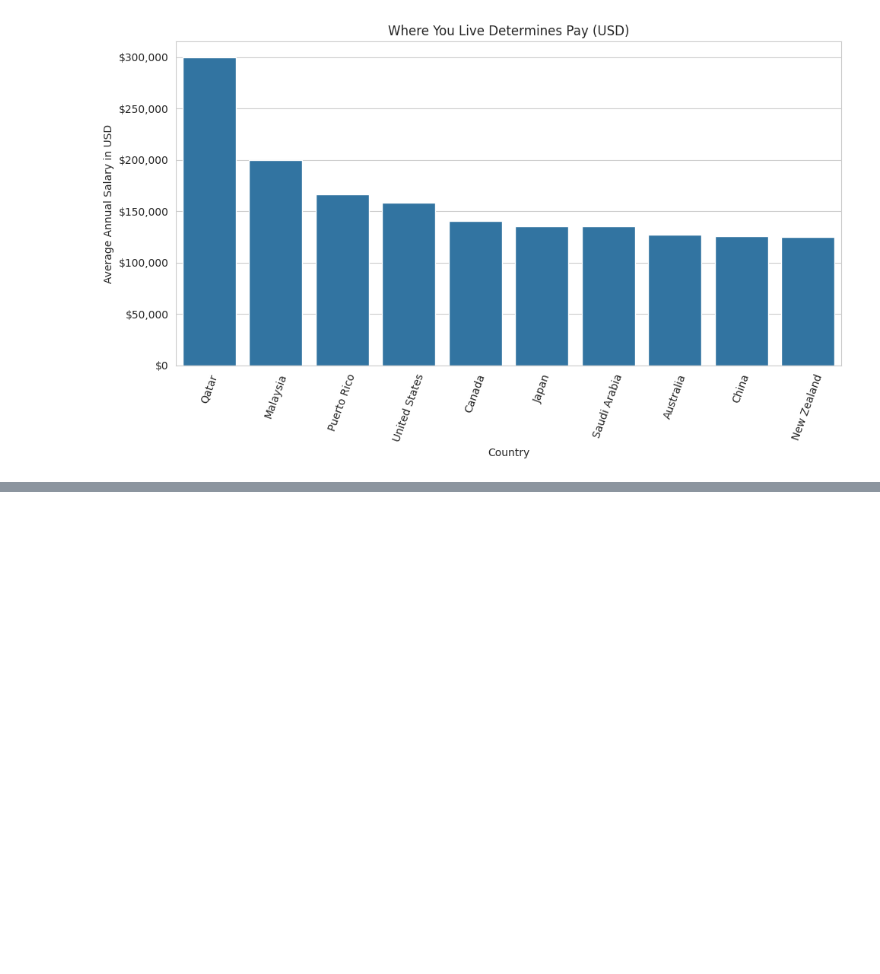
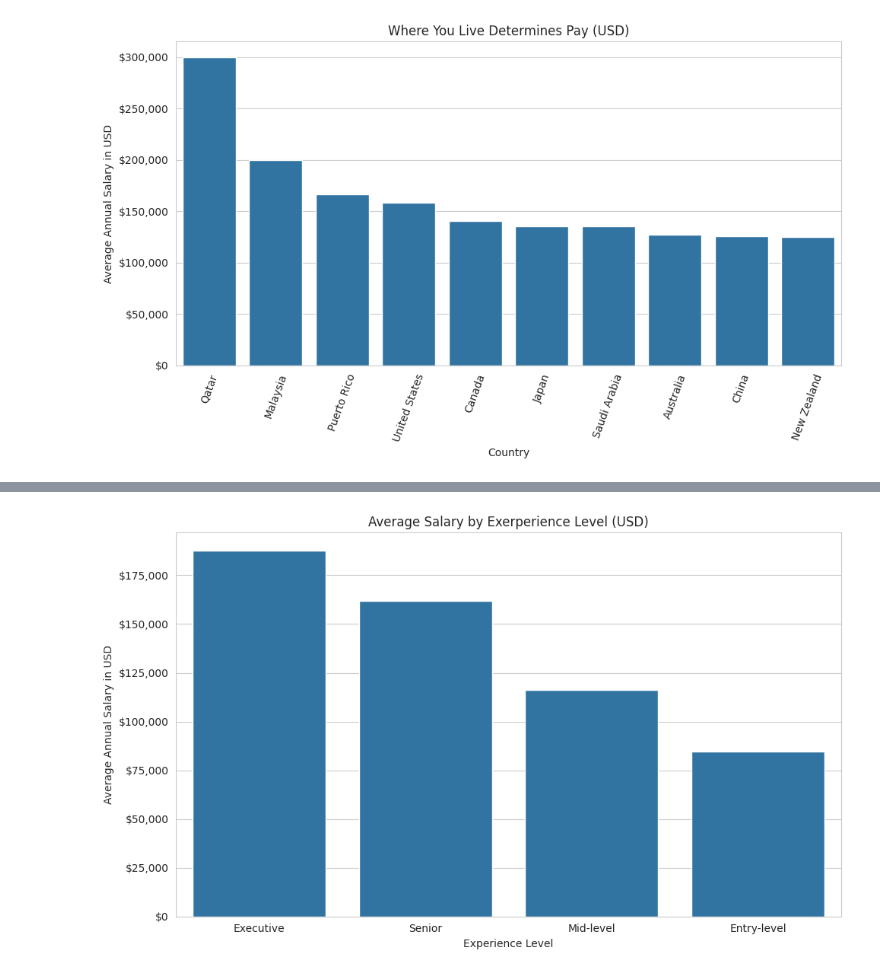
Before and after one commit to wwwinters/MSDS-670-Week-5-Assignment, a Jupyter notebook: WileyWinters_Week5_Assignment.ipynb, the cells around one changed output, grey strips where cells are left out. Cells and saved outputs as stored; diff of their text form; code cells hidden in the pictures; blank space fills up the shorter version.

```diff
--- a/WileyWinters_Week5_Assignment.ipynb
+++ b/WileyWinters_Week5_Assignment.ipynb
@@ -174,0 +199,14 @@ fig.savefig('images/aveCompanySize.png', bbox_inches='tight', dpi=300)
+# %%
+# Salary based on experience level
+experience = jobs_df.groupby('experience_level').agg({'salary_in_usd': 'mean'}). \
+                             sort_values('salary_in_usd', ascending=False)
+fig, ax = plt.subplots(figsize=(10,6))
+fmt = '${x:,.0f}'
+tick = mtick.StrMethodFormatter(fmt)
+ax.yaxis.set_major_formatter(tick)
+ax.set(xlabel='Experience Level', ylabel='Average Annual Salary in USD', \
+       title='Average Salary by Exerperience Level (USD)')
+sns.barplot(data=experience, x='experience_level', y='salary_in_usd')
+fig.savefig('images/salaryByexperience.png', bbox_inches='tight', dpi=300)
+# %% [output]
+[figure, added]
```
Also changed, not shown: parts of 6 cells of this notebook, 16 other files.
